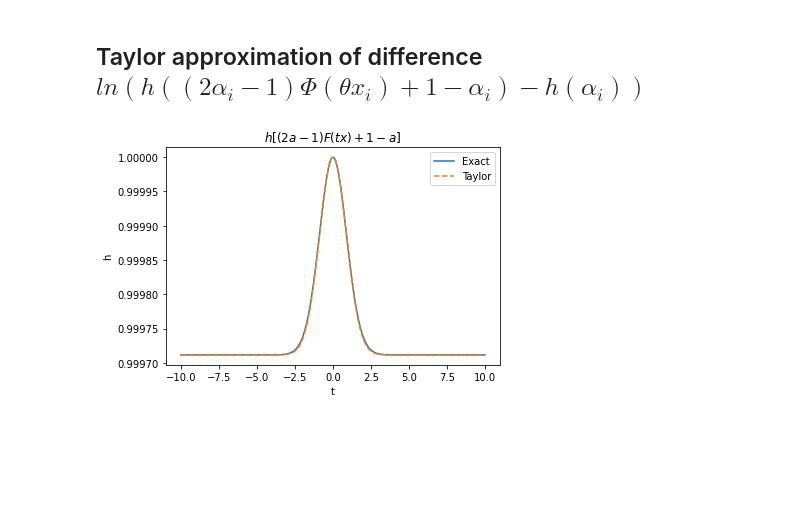
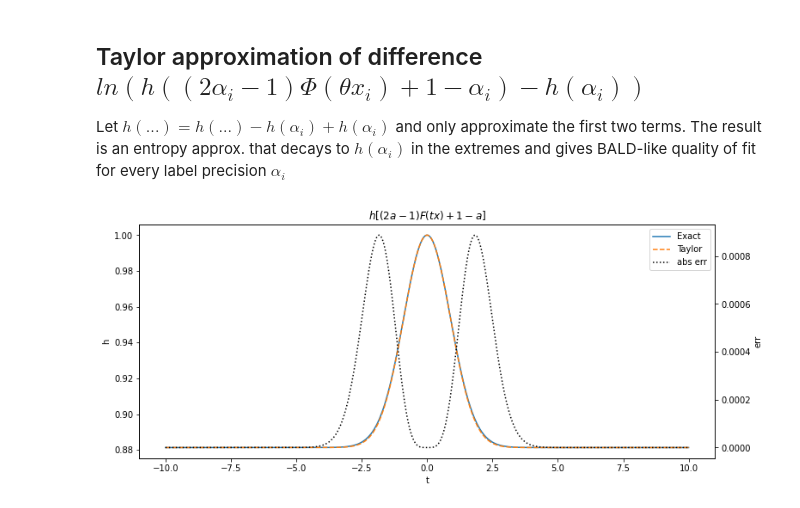
Before and after one commit to jackonelli/mi_annot, a Jupyter notebook: nb/taylor_approximations_probit.ipynb, the cells around one changed output. Saved outputs shown, nothing was run; the diff lists cells and outputs as text; code cells hidden in the pictures; blank space fills up the shorter version.

Commit message:
WIP: num opt probit term

```diff
--- a/nb/taylor_approximations_probit.ipynb
+++ b/nb/taylor_approximations_probit.ipynb
@@ -59,28 +72,36 @@ ax.legend();
 # %% [markdown]
 ## Taylor approximation of difference $ln(h((2\alpha_i - 1)\Phi(\theta x_i) + 1 - \alpha_i) - h(\alpha_i))$
+
+Let $h(...) = h(...) - h(\alpha_i) + h(\alpha_i)$ and only approximate the first two terms.
+The result is an entropy approx. that decays to $h(\alpha_i)$ in the extremes and gives BALD-like quality of fit for every label precision $\alpha_i$
 # %%
-def analytical(x, theta, alpha):
-    return h(p(x*theta, alpha))
-
 def taylor_approx(x, theta, alpha):
     """Taylor approximation of ln(h(p(theta, x)))"""
     if np.isclose(alpha, 0.5):
         return np.ones(x.shape)
     alpha_entropy = h(np.atleast_1d(alpha)).item()
     constant_term = np.log(1 - alpha_entropy)
     factor_1 = 1 / (1 - alpha_entropy)
     factor_2 = - (2 * alpha - 1)**2 / (np.pi * np.log(2)) * (theta*x)**2
     return np.exp(constant_term + factor_1*factor_2) + alpha_entropy
 
 thetas = np.linspace(-10, 10, 1000)
-fig, ax = plt.subplots()
 x = 1.0
-alpha = 0.51
-ax.plot(thetas, analytical(thetas, x, alpha), label="Exact")
-ax.plot(thetas, taylor_approx(thetas, x, alpha), '--', label="Taylor")
-ax.set_title("$h[(2a -1)F(t x) + 1 - a]$")
-ax.set_xlabel("t")
-ax.set_ylabel("h")
-ax.legend();
+alpha = 0.7
+analytical_h = analytical(thetas, x, alpha)
+taylor_h = taylor_approx(thetas, x, alpha)
+
+fig, ax_1 = plt.subplots()
+analytical_l = ax_1.plot(thetas, analytical_h, label="Exact")
+taylor_l = ax_1.plot(thetas, taylor_h, "--", label="Taylor")
+ax_1.set_title("$h[(2a -1)F(t x) + 1 - a]$")
+ax_1.set_xlabel("t")
+ax_1.set_ylabel("h")
+ax_2 = ax_1.twinx()
+abs_err_l = ax_2.plot(thetas, np.abs(analytical_h - taylor_h), linestyle="dotted", color="black",label="abs err")
+ax_2.set_ylabel("err")
+lns = analytical_l + taylor_l + abs_err_l
+labels = [l.get_label() for l in lns]
+plt.legend(lns, labels, loc=0);
 # %% [output]
-[figure, old version]
+[figure, new version]
```
Also changed, not shown: parts of 8 cells of this notebook, 2 other files.
